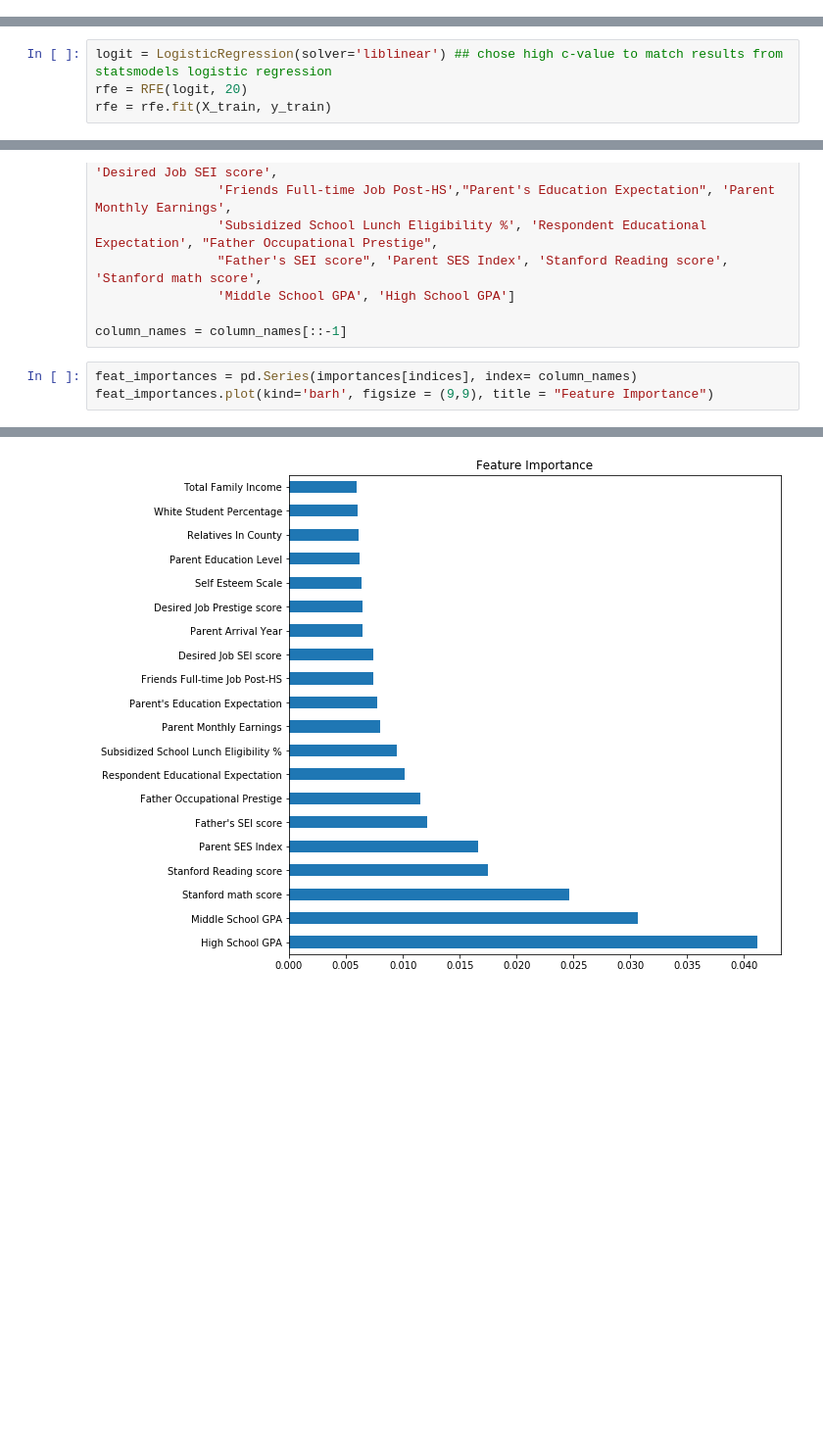
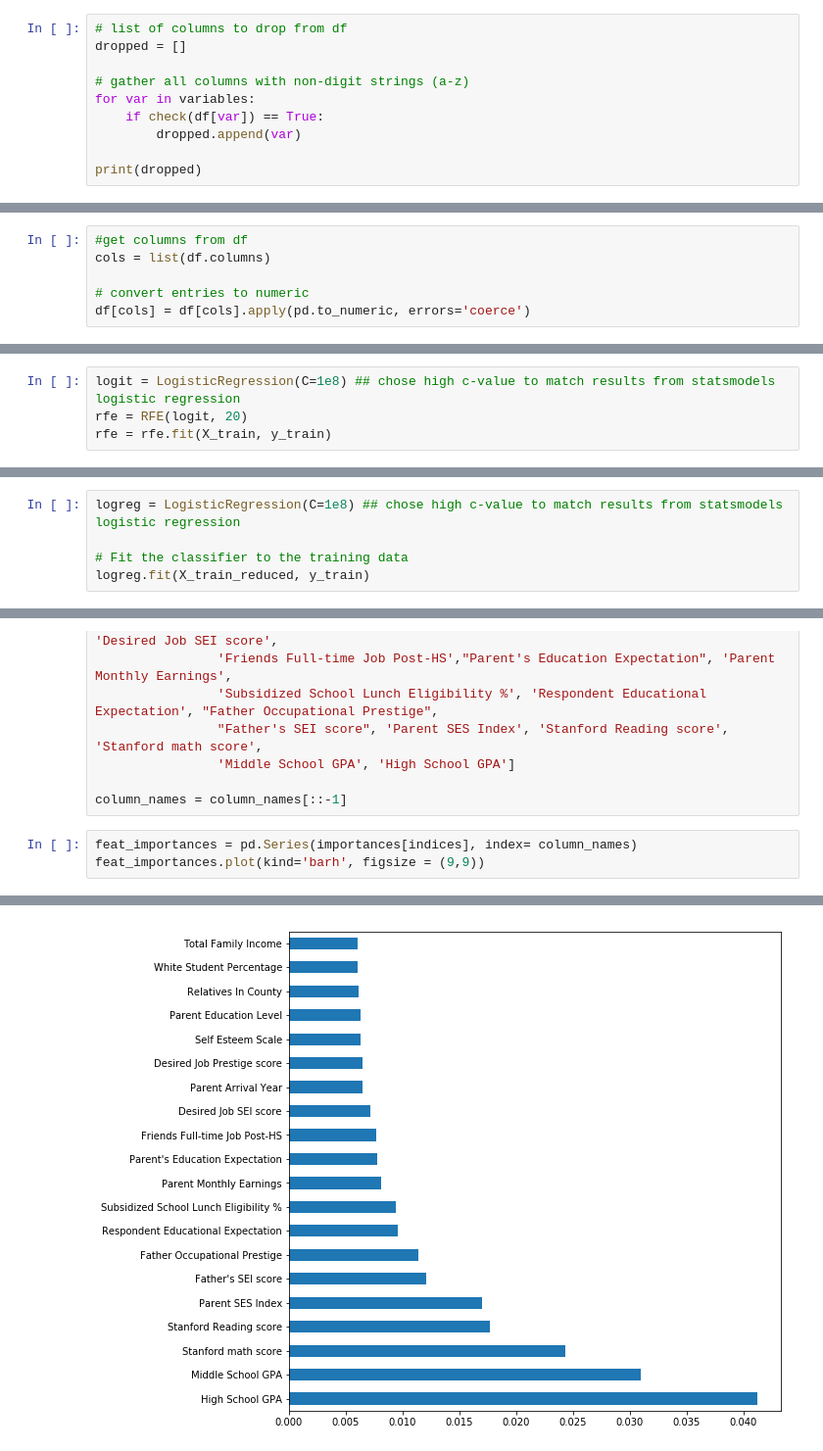
Before and after one commit to shudeep23/Capstone, a Jupyter notebook: Capstone_college .ipynb, the cells around one changed output, grey strips where cells are left out. Shown at 98% size. Cells and saved outputs as stored; diff of their text form; blank space fills up the shorter version.

```diff
--- a/Capstone_college .ipynb
+++ b/Capstone_college .ipynb
@@ -65,0 +42,10 @@ df.head(5)
+# %%
+# list of columns to drop from df
+dropped = []
+
+# gather all columns with non-digit strings (a-z)
+for var in variables:
+    if check(df[var]) == True:
+        dropped.append(var)
+
+print(dropped)
@@ -65,0 +57,6 @@ df.head(5)
+# %%
+#get columns from df
+cols = list(df.columns)
+
+# convert entries to numeric
+df[cols] = df[cols].apply(pd.to_numeric, errors='coerce')
@@ -282,5 +282,5 @@ X_test_std = standardizer.transform(X_test)
 # %%
-logit = LogisticRegression(solver='liblinear') ## chose high c-value to match results from statsmodels logistic regression
+logit = LogisticRegression(C=1e8) ## chose high c-value to match results from statsmodels logistic regression
 rfe = RFE(logit, 20)
 rfe = rfe.fit(X_train, y_train)
 # %%
@@ -304,0 +305,5 @@ Optimization terminated successfully.
+# %%
+logreg = LogisticRegression(C=1e8) ## chose high c-value to match results from statsmodels logistic regression
+
+# Fit the classifier to the training data
+logreg.fit(X_train_reduced, y_train)
@@ -493,7 +474,7 @@ column_names = ['Total Family Income', 'White Student Percentage', 'Relatives In
 column_names = column_names[::-1]
 # %%
 feat_importances = pd.Series(importances[indices], index= column_names)
-feat_importances.plot(kind='barh', figsize = (9,9), title = "Feature Importance")
+feat_importances.plot(kind='barh', figsize = (9,9))
 # %% [output]
 <matplotlib.axes._subplots.AxesSubplot at 0x...>
-[figure, old version]
+[figure, new version]
```
Also changed, not shown: parts of 60 cells of this notebook.
